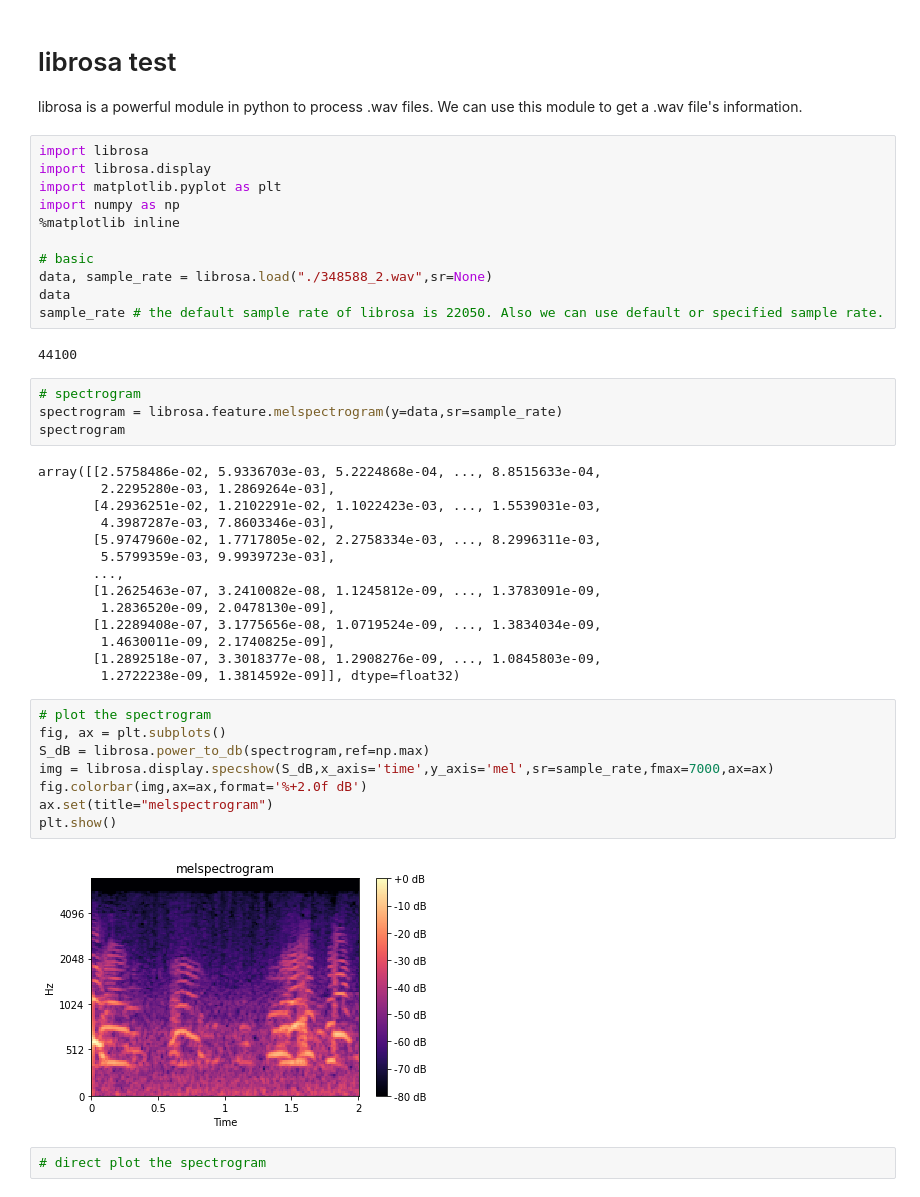
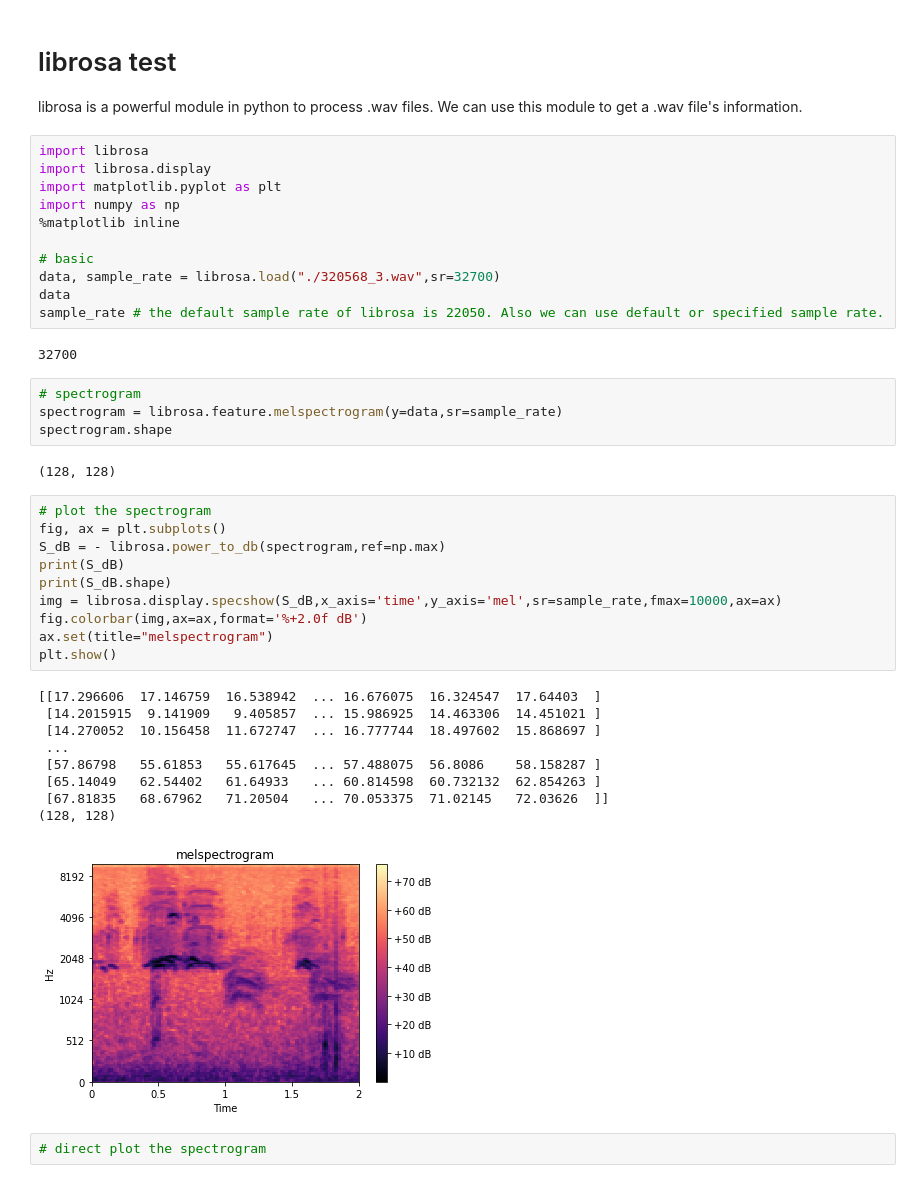
Before and after one commit to Ther-nullptr/Bird_Recognition, a Jupyter notebook: libsora_test.ipynb, the cells around one changed output. Cells and saved outputs as stored; diff of their text form.

```diff
--- a/libsora_test.ipynb
+++ b/libsora_test.ipynb
@@ -10,39 +10,37 @@ import numpy as np
 %matplotlib inline
 
 # basic
-data, sample_rate = librosa.load("./348588_2.wav",sr=None)
+data, sample_rate = librosa.load("./320568_3.wav",sr=32700)
 data
 sample_rate # the default sample rate of librosa is 22050. Also we can use default or specified sample rate.
 # %% [output]
-44100
+32700
 # %%
 # spectrogram
 spectrogram = librosa.feature.melspectrogram(y=data,sr=sample_rate)
-spectrogram
+spectrogram.shape
 # %% [output]
-array([[2.5758486e-02, 5.9336703e-03, 5.2224868e-04, ..., 8.8515633e-04,
-        2.2295280e-03, 1.2869264e-03],
-       [4.2936251e-02, 1.2102291e-02, 1.1022423e-03, ..., 1.5539031e-03,
-        4.3987287e-03, 7.8603346e-03],
-       [5.9747960e-02, 1.7717805e-02, 2.2758334e-03, ..., 8.2996311e-03,
-        5.5799359e-03, 9.9939723e-03],
-       ...,
-       [1.2625463e-07, 3.2410082e-08, 1.1245812e-09, ..., 1.3783091e-09,
-        1.2836520e-09, 2.0478130e-09],
-       [1.2289408e-07, 3.1775656e-08, 1.0719524e-09, ..., 1.3834034e-09,
-        1.4630011e-09, 2.1740825e-09],
-       [1.2892518e-07, 3.3018377e-08, 1.2908276e-09, ..., 1.0845803e-09,
-        1.2722238e-09, 1.3814592e-09]], dtype=float32)
+(128, 128)
 # %%
 # plot the spectrogram
 fig, ax = plt.subplots()
-S_dB = librosa.power_to_db(spectrogram,ref=np.max)
-img = librosa.display.specshow(S_dB,x_axis='time',y_axis='mel',sr=sample_rate,fmax=7000,ax=ax)
+S_dB = - librosa.power_to_db(spectrogram,ref=np.max)
+print(S_dB)
+print(S_dB.shape)
+img = librosa.display.specshow(S_dB,x_axis='time',y_axis='mel',sr=sample_rate,fmax=10000,ax=ax)
 fig.colorbar(img,ax=ax,format='%+2.0f dB')
 ax.set(title="melspectrogram")
 plt.show()
 # %% [output]
+[[17.296606  17.146759  16.538942  ... 16.676075  16.324547  17.64403  ]
+ [14.2015915  9.141909   9.405857  ... 15.986925  14.463306  14.451021 ]
+ [14.270052  10.156458  11.672747  ... 16.777744  18.497602  15.868697 ]
+ ...
+ [57.86798   55.61853   55.617645  ... 57.488075  56.8086    58.158287 ]
+ [65.14049   62.54402   61.64933   ... 60.814598  60.732132  62.854263 ]
+ [67.81835   68.67962   71.20504   ... 70.053375  71.02145   72.03626  ]]
+(128, 128)
-[figure, old version]
+[figure, new version]
 # %%
 # direct plot the spectrogram
 # %%
```
Also changed, not shown: parts of 1 cell of this notebook, 3 other files.
